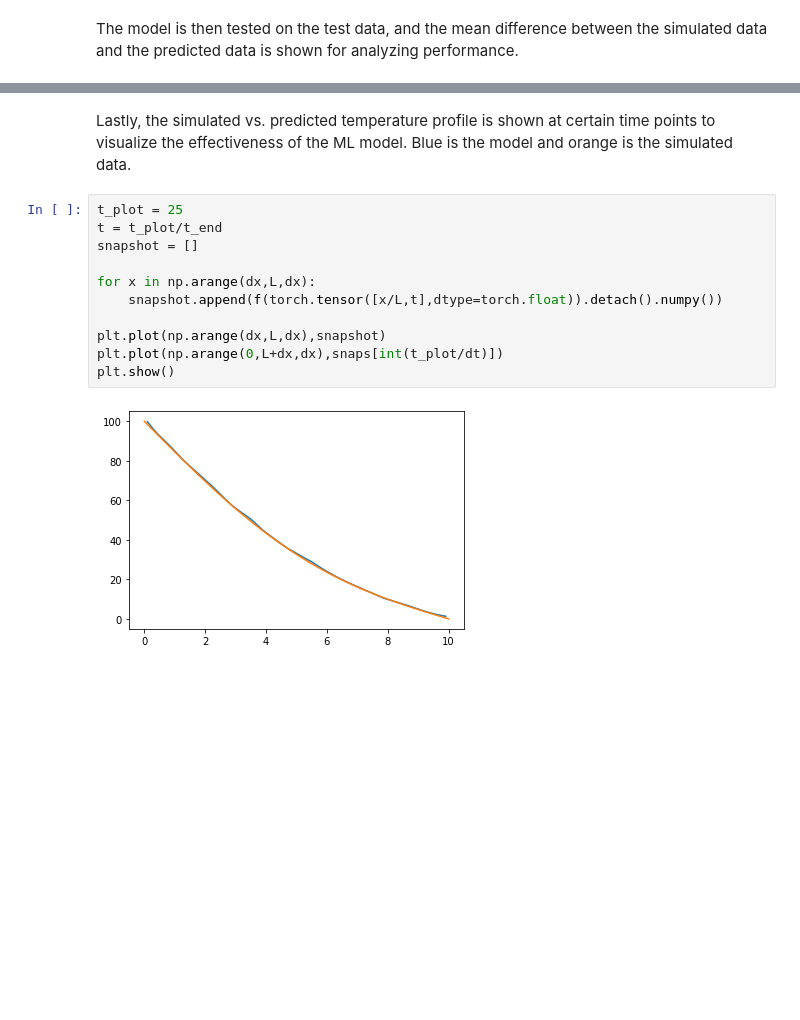
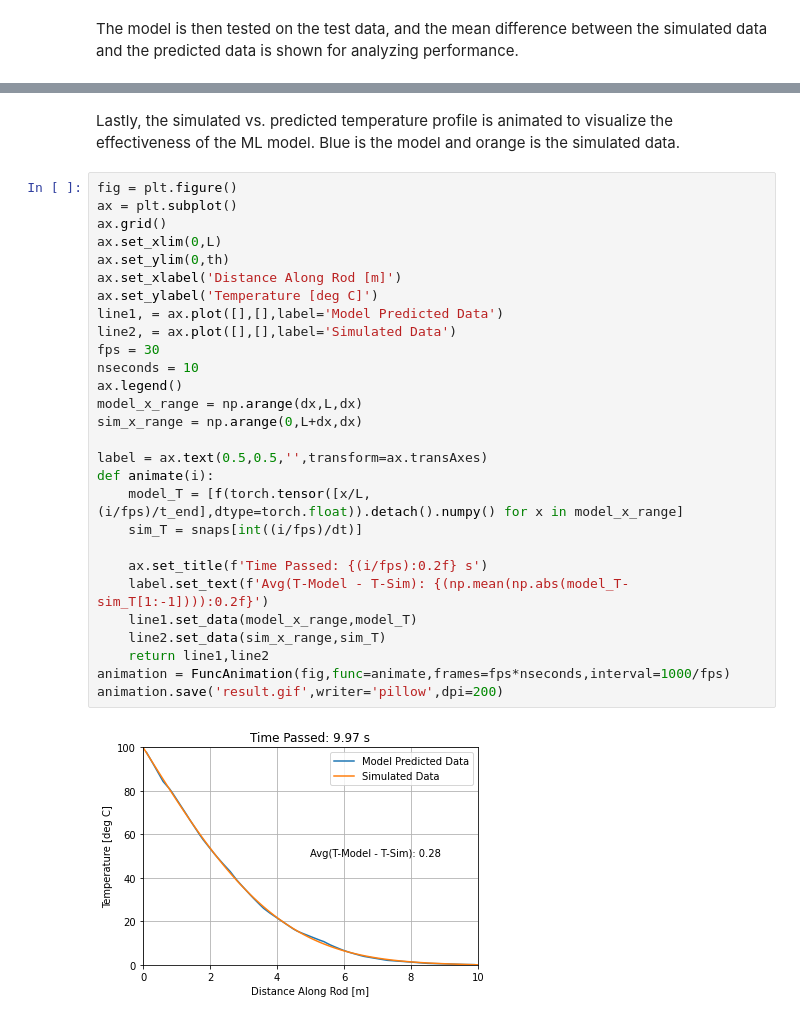
Before and after one commit to tozelton/Machine-Learning, a Jupyter notebook: Heat-Diffusion-Pytorch.ipynb, the cells around one changed output, grey strips where cells are left out. Drawn from its saved outputs; the diff is of its cells as text; blank space fills up the shorter version.

```diff
--- a/Heat-Diffusion-Pytorch.ipynb
+++ b/Heat-Diffusion-Pytorch.ipynb
@@ -135,15 +136,32 @@ np.mean(np.abs((y-f(x)).detach().numpy()))
 # %% [markdown]
-Lastly, the simulated vs. predicted temperature profile is shown at certain time points to visualize the effectiveness of the ML model. Blue is the model and orange is the simulated data.
+Lastly, the simulated vs. predicted temperature profile is animated to visualize the effectiveness of the ML model. Blue is the model and orange is the simulated data.
-# %%
-t_plot = 25
-t = t_plot/t_end
-snapshot = []
-
-for x in np.arange(dx,L,dx):
-    snapshot.append(f(torch.tensor([x/L,t],dtype=torch.float)).detach().numpy())
-
-plt.plot(np.arange(dx,L,dx),snapshot)
-plt.plot(np.arange(0,L+dx,dx),snaps[int(t_plot/dt)])
-plt.show()
-# %% [output]
-[figure, removed]
+# %%
+fig = plt.figure()
+ax = plt.subplot()
+ax.grid()
+ax.set_xlim(0,L)
+ax.set_ylim(0,th)
+ax.set_xlabel('Distance Along Rod [m]')
+ax.set_ylabel('Temperature [deg C]')
+line1, = ax.plot([],[],label='Model Predicted Data')
+line2, = ax.plot([],[],label='Simulated Data')
+fps = 30
+nseconds = 10
+ax.legend()
+model_x_range = np.arange(dx,L,dx)
+sim_x_range = np.arange(0,L+dx,dx)
+
+label = ax.text(0.5,0.5,'',transform=ax.transAxes)
+def animate(i):
+    model_T = [f(torch.tensor([x/L,(i/fps)/t_end],dtype=torch.float)).detach().numpy() for x in model_x_range]
+    sim_T = snaps[int((i/fps)/dt)]
+
+    ax.set_title(f'Time Passed: {(i/fps):0.2f} s')
+    label.set_text(f'Avg(T-Model - T-Sim): {(np.mean(np.abs(model_T-sim_T[1:-1]))):0.2f}')
+    line1.set_data(model_x_range,model_T)
+    line2.set_data(sim_x_range,sim_T)
+    return line1,line2
+animation = FuncAnimation(fig,func=animate,frames=fps*nseconds,interval=1000/fps)
+animation.save('result.gif',writer='pillow',dpi=200)
+# %% [output]
+[figure, added]
```
Also changed, not shown: parts of 5 cells of this notebook, 1 other file.
